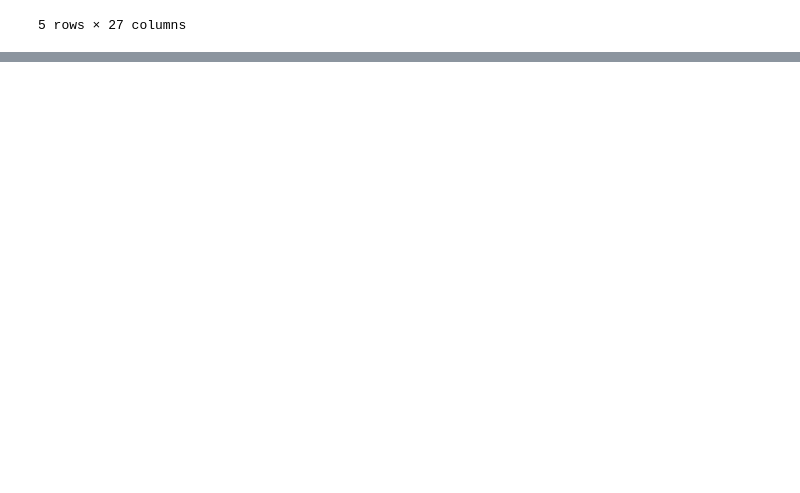
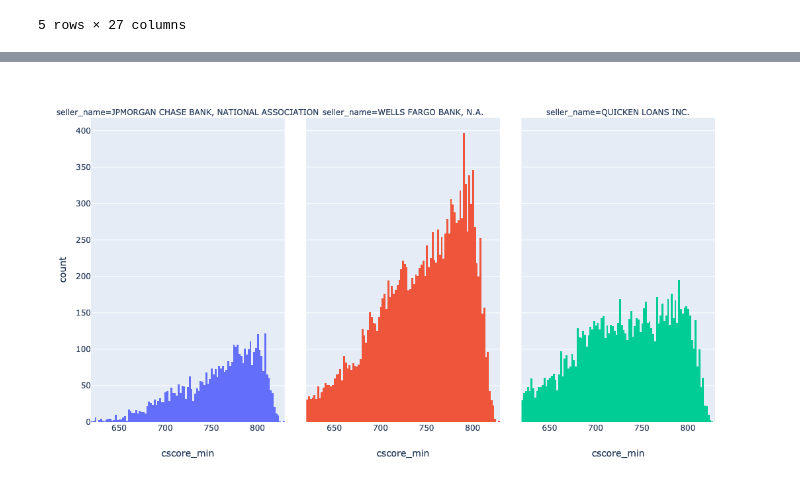
Before and after one commit to pmaji/practical-python-data-viz-guide, a Jupyter notebook: notebooks/main_lecture_nb.ipynb, the cells around one changed output, grey strips where cells are left out. Cells and saved outputs as stored; diff of their text form; code cells hidden in the pictures; blank space fills up the shorter version.

```diff
--- a/notebooks/main_lecture_nb.ipynb
+++ b/notebooks/main_lecture_nb.ipynb
@@ -101,0 +124,22 @@ main_df.head()
+# %%
+# pre-visualization data prep:
+# creating a df with just the january origination volume of our top 10 lenders by volume in that month
+
+# filtering to just january acquisitions and dropping "OTHER" sellers
+jan_originations_only = main_df.loc[(main_df['orig_dte'] == '01/2017') & (main_df['seller_name'] != 'OTHER'),:]
+
+# getting the top 3 lenders by volume
+top_3_lenders = (
+    jan_originations_only
+    .groupby('seller_name')
+    .size()
+    .reset_index(name='counts')
+    .sort_values('counts', ascending=False)
+    .head(3)
+)['seller_name']
+
+# making a df of just the records from the top 3 lenders by volume, keeping just the needed columns: seller name and FICO
+top_3_lenders_jan_origs_df = jan_originations_only.loc[main_df['seller_name'].isin(top_3_lenders),['seller_name','cscore_min']]
+
+# inspecting the data we'll be working with for this example
+top_3_lenders_jan_origs_df.head()
@@ -101,0 +162,19 @@ main_df.head()
+# %%
+# medicore example -- facetted histogram:
+
+# creates a histogram facetted by seller with Plotly Express
+lender_fico_hist = px.histogram(
+    data_frame = top_3_lenders_jan_origs_df,
+    x = 'cscore_min',
+    color = 'seller_name',
+    facet_col = 'seller_name',
+    height = 600,
+    width = 1200
+)
+
+# dropping the color legend
+lender_fico_hist.update(
+    layout_showlegend=False,
+)
+# %% [output]
+[figure, added]
```
Also changed, not shown: parts of 17 cells of this notebook, 3 other files.
